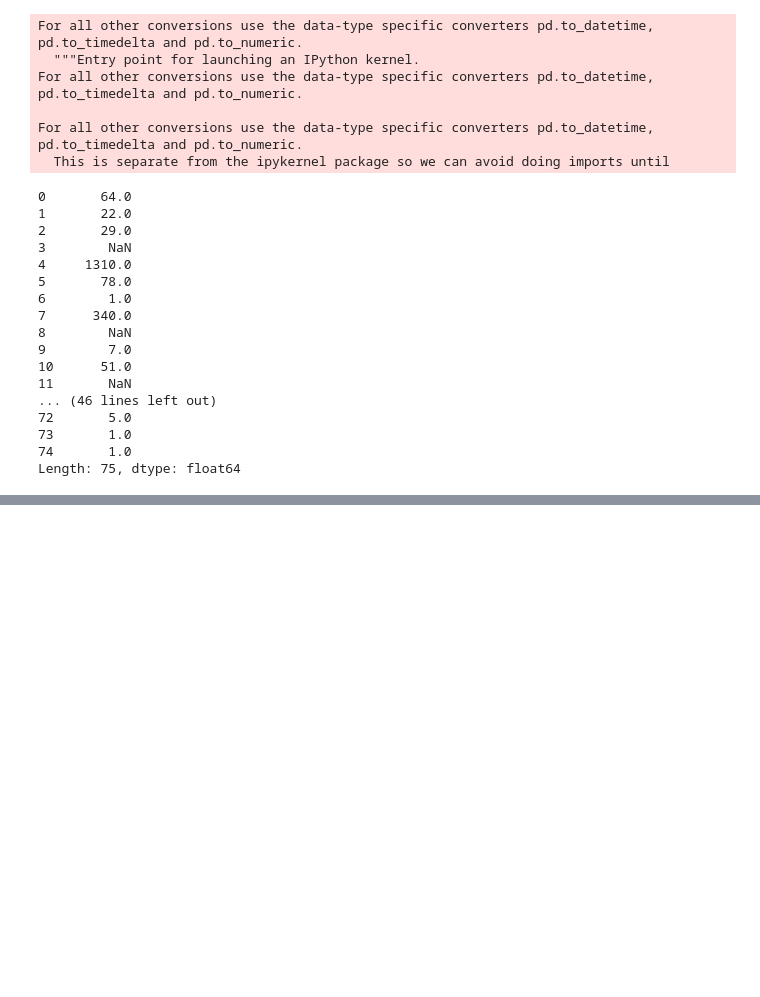
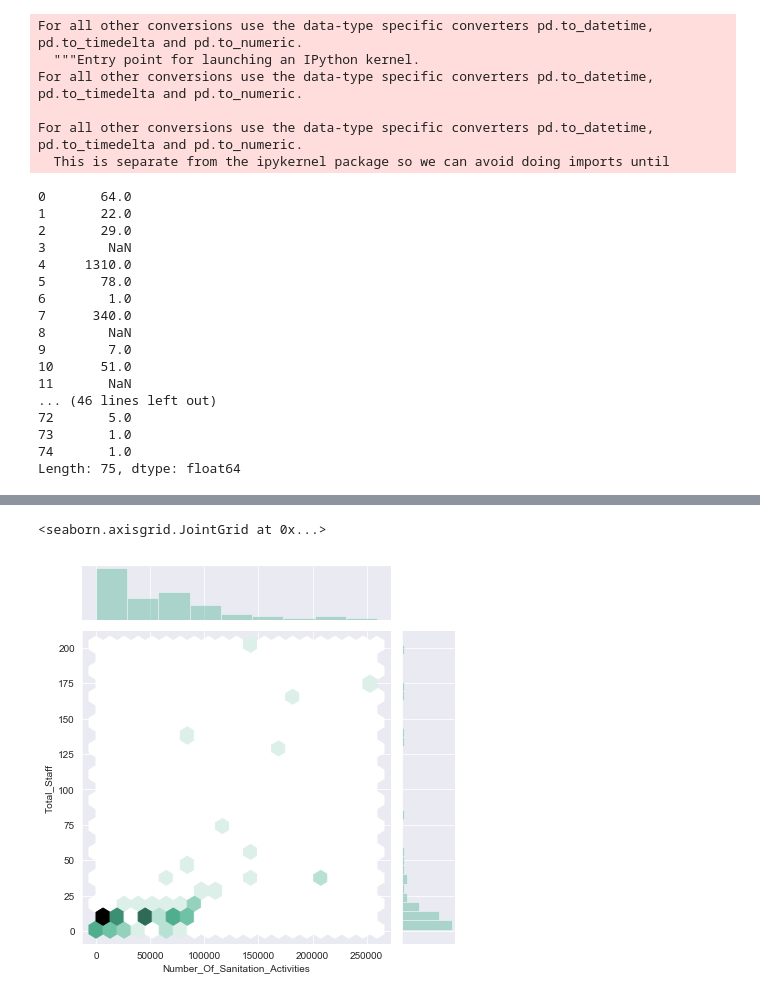
Before and after one commit to Pooja123667/Data-Pre-Processing-Practice, a Jupyter notebook: FY19_Bid-Trends_Prac.ipynb, the cells around one changed output, grey strips where cells are left out. Drawn from its saved outputs; the diff is of its cells as text; code cells hidden in the pictures; blank space fills up the shorter version.

```diff
--- a/FY19_Bid-Trends_Prac.ipynb
+++ b/FY19_Bid-Trends_Prac.ipynb
@@ -311,0 +403,5 @@ Length: 75, dtype: int64
+# %%
+sns.jointplot(x=df["Number_Of_Sanitation_Activities"], y=df["Total_Staff"], kind="hex", color="#4CB391")
+# %% [output]
+<seaborn.axisgrid.JointGrid at 0x...>
+[figure, added]
```
Also changed, not shown: parts of 50 cells of this notebook.
